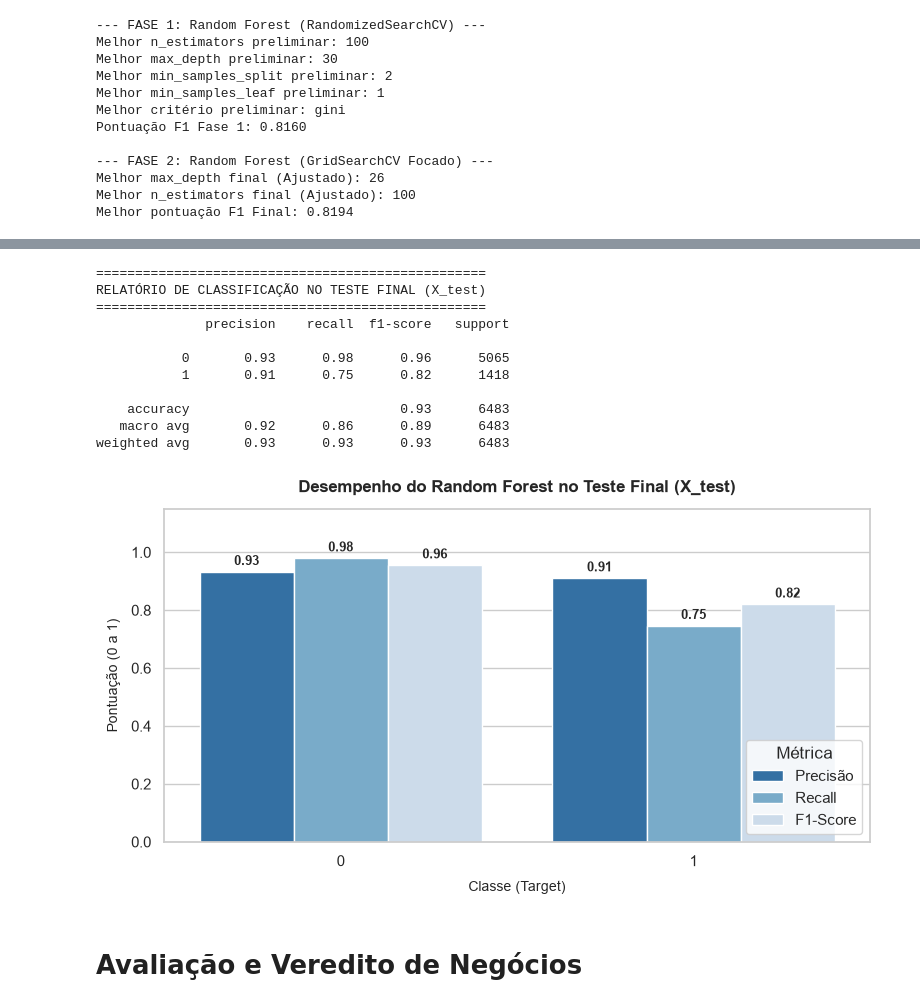
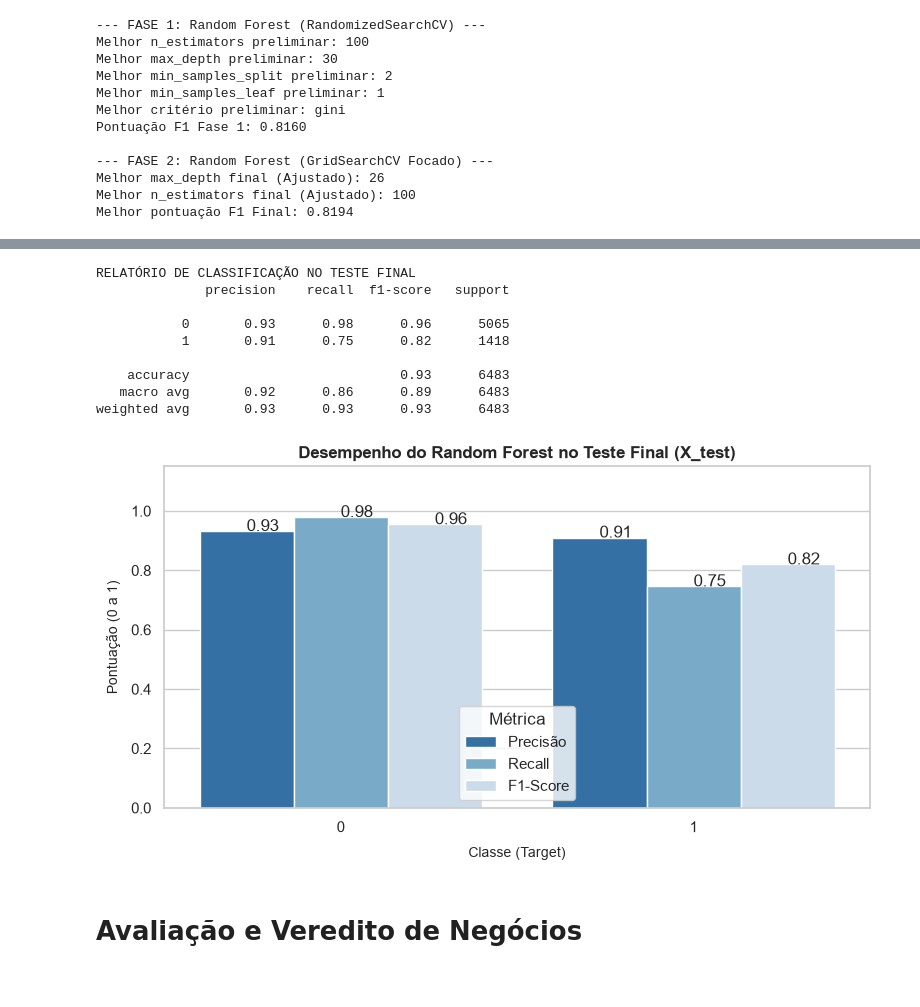
Before and after one commit to niksonlaurentino/SCTECH_Projeto_Avaliativo_M_1, a Jupyter notebook: Main.ipynb, the cells around one changed output, grey strips where cells are left out. Cells and saved outputs as stored; diff of their text form; code cells hidden in the pictures.

Commit message:
feat: Avaliação e Veredito de Negócios no notebook Main

```diff
--- a/Main.ipynb
+++ b/Main.ipynb
@@ -220,8 +220,7 @@ df_pre_processing_rf = df.copy()
 y = df_pre_processing['loan_status']
 x = df_pre_processing.drop(columns=['loan_status'])
 x_train, x_test, y_train, y_test = train_test_split(
-    x, y, test_size=0.2, random_state=42, stratify=y
-)
+    x, y, test_size=0.2, random_state=42, stratify=y)
 # %% [markdown]
 # CORTE DE OUTLIERS PARA KNN
 * Usaremos a amplitude interquartil como referência para limites superiores e inferiores para exclusão de outliers.
@@ -330,15 +330,11 @@ pipeline_knn = ImbPipeline(steps=[
 # a amostragem proporcional das classes e avaliar a capacidade de generalização do modelo.
 skf = StratifiedKFold(n_splits=5, shuffle=True, random_state=42)
 
-# ==============================================================================
 #  EXPLORAÇÃO AMPLA COM RANDOMIZEDSEARCHCV
-# ==============================================================================
 
-param_dist = {
-    'knn__n_neighbors': list(range(3, 31, 2)),
-    'knn__weights': ['uniform', 'distance'],
-    'knn__p': [1, 2],
-}
+param_dist = {'knn__n_neighbors': list(range(3, 31, 2)),
+              'knn__weights': ['uniform', 'distance'],
+              'knn__p': [1, 2],}
 
 random_search = RandomizedSearchCV(
     estimator=pipeline_knn,
@@ -362,15 +358,12 @@ print(f'Melhor peso preliminar: {best_weights_fase1}')
 print(f'Melhor p preliminar: {best_p_fase1}')
 print(f'Pontuação F1 Fase 1: {random_search.best_score_:.4f}\n')
 
-# ==============================================================================
+
 # REFINAMENTO COM GRIDSEARCHCV (FORÇA BRUTA FOCADA)
-# ==============================================================================
-
 k_min = max(3, best_k_fase1 - 2)
 k_max = best_k_fase1 + 3 # Ex: Se a Fase 1 indicou K = 15, essa janela testará os valores de 13 a 17.
 
-param_grid_foco = {
-    'knn__n_neighbors': list(range(k_min, k_max, 1)), # aqui fazemos a apuracao bruta no grid do k min ao k max
+param_grid_foco = {'knn__n_neighbors': list(range(k_min, k_max, 1)), # aqui fazemos a apuracao bruta no grid do k min ao k max
     'knn__weights': [best_weights_fase1],
     'knn__p': [best_p_fase1],
 }
@@ -881,30 +723,22 @@ Desvio Padrão F1-Score: 0.0016
 # %%
-# ==============================================================================
-# 7. AVALIAÇÃO FINAL NO CONJUNTO DE TESTE INTOCADO (X_test) RANDOM FOREST
-# ==============================================================================
 pipeline_rf.fit(x_train_rf, y_train_rf)
 y_pred_rf = pipeline_rf.predict(x_test_rf)
 
-print('==================================================')
-print('RELATÓRIO DE CLASSIFICAÇÃO NO TESTE FINAL (X_test)')
-print('==================================================')
+
+print('RELATÓRIO DE CLASSIFICAÇÃO NO TESTE FINAL')
 print(classification_report(y_test_rf, y_pred_rf))
 
 # Extrai o dicionário do relatório usando as variáveis do Random Forest
 relatorio_dict_rf = classification_report(y_test_rf, y_pred_rf, output_dict=True)
 
 # Descarta as médias globais para isolar a comparação entre as classes 0 e 1
-df_relatorio_rf = pd.DataFrame(relatorio_dict_rf).T.drop(
-    index=['accuracy', 'macro avg', 'weighted avg']
-)
+df_relatorio_rf = pd.DataFrame(relatorio_dict_rf).T.drop(index=['accuracy', 'macro avg', 'weighted avg'])
 
 # Reestrutura os dados para o formato exigido pelo Seaborn
-df_longo_rf = df_relatorio_rf.reset_index().melt(
-    id_vars='index',
+df_longo_rf = df_relatorio_rf.reset_index().melt(id_vars='index',
     value_vars=['precision', 'recall', 'f1-score'],
     var_name='Métrica',
-    value_name='Pontuação',
-)
+    value_name='Pontuação')
 
 # Mapeia os nomes das métricas para português
 mapeamento_metricas = {
@@ -914,63 +748,41 @@ mapeamento_metricas = {
 }
 df_longo_rf['Métrica'] = df_longo_rf['Métrica'].map(mapeamento_metricas)
 
-# ==============================================================================
+
 # CONSTRUÇÃO DO GRÁFICO DE BARRAS (RANDOM FOREST)
-# ==============================================================================
+
 sns.set_theme(style='whitegrid')
 plt.figure(figsize=(8, 4.5))
 
 # Gera o gráfico de barras agrupadas por classe
-grafico = sns.barplot(
-    data=df_longo_rf,
-    x='index',
-    y='Pontuação',
-    hue='Métrica',
-    palette='Blues_r',
-)
+grafico = sns.barplot(data=df_longo_rf,x='index',y='Pontuação',hue='Métrica',palette='Blues_r')
 
 # Adiciona a anotação dos valores no topo das barras
 for barra in grafico.patches:
   altura = barra.get_height()
   if altura > 0:
-    grafico.annotate(
-        f'{altura:.2f}',
-        (barra.get_x() + barra.get_width() / 2.0, altura),
-        ha='center',
-        va='bottom',
-        fontsize=9,
-        fontweight='bold',
-        xytext=(0, 3),
-        textcoords='offset points',
-    )
+    grafico.annotate(f'{altura:.2f}',(barra.get_x() + barra.get_width() / 2.0, altura))
 
 # Configurações visuais dos eixos e título atualizadas para Random Forest
-plt.title(
-    'Desempenho do Random Forest no Teste Final (X_test)',
-    fontsize=12,
-    fontweight='bold',
-    pad=12,
-)
+plt.title('Desempenho do Random Forest no Teste Final (X_test)',fontweight='bold')
 plt.xlabel('Classe (Target)', fontsize=10, labelpad=8)
 plt.ylabel('Pontuação (0 a 1)', fontsize=10, labelpad=8)
 plt.ylim(0, 1.15)  # Garante margem superior para a leitura dos valores
-plt.legend(loc='lower right', title='Métrica')
+plt.legend(loc='lower center', title='Métrica')
 
 plt.tight_layout()
 plt.show()
 # %% [output]
-==================================================
-RELATÓRIO DE CLASSIFICAÇÃO NO TESTE FINAL (X_test)
-==================================================
+RELATÓRIO DE CLASSIFICAÇÃO NO TESTE FINAL
               precision    recall  f1-score   support
 
            0       0.93      0.98      0.96      5065
            1       0.91      0.75      0.82      1418
 
     accuracy                           0.93      6483
    macro avg       0.92      0.86      0.89      6483
 weighted avg       0.93      0.93      0.93      6483
-[figure, old version]
+[figure, new version]
 # %% [markdown]
 # Avaliação e Veredito de Negócios
 # %%
```
Also changed, not shown: parts of 12 cells of this notebook.
